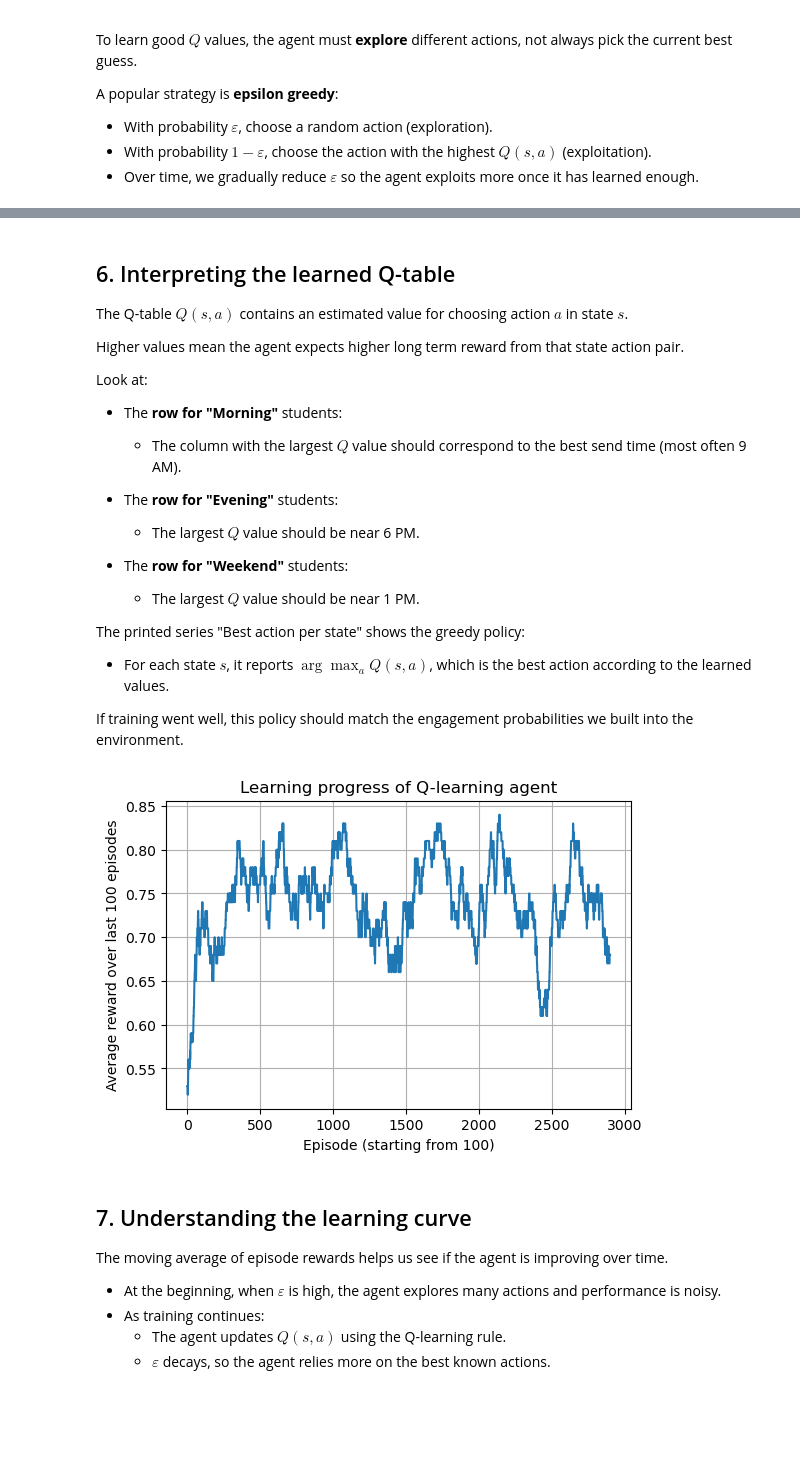
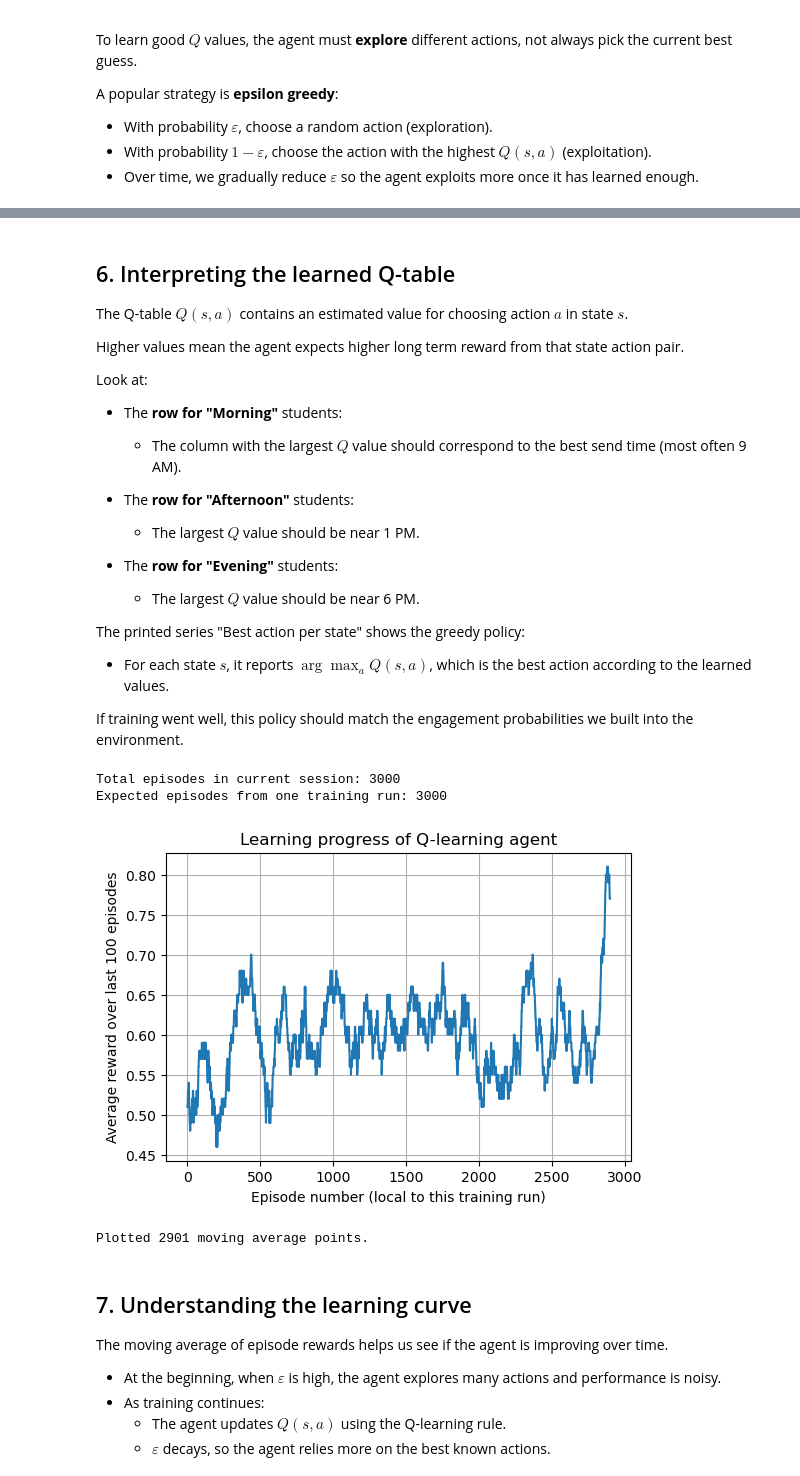
Before and after one commit to WilliamPourmajidi/machine-learning, a Jupyter notebook: Module-10/Module-10-RL.ipynb, the cells around one changed output, grey strips where cells are left out. Cells and saved outputs as stored; diff of their text form; code cells hidden in the pictures; blank space fills up the shorter version.

```diff
--- a/Module-10/Module-10-RL.ipynb
+++ b/Module-10/Module-10-RL.ipynb
@@ -240,7 +240,7 @@ import matplotlib.pyplot as plt
 np.random.seed(42)  # for reproducibility
 
 # Define states and actions
-states = ["Morning", "Evening", "Weekend"]
+states = ["Morning", "Afternoon", "Evening"]
 actions = ["9AM", "1PM", "6PM"]
 
 n_states = len(states)
@@ -445,11 +472,11 @@ Look at:
 - The **row for "Morning"** students:
   - The column with the largest $Q$ value should correspond to the best send time (most often 9 AM).
 
+- The **row for "Afternoon"** students:
+  - The largest $Q$ value should be near 1 PM.
+
 - The **row for "Evening"** students:
   - The largest $Q$ value should be near 6 PM.
-
-- The **row for "Weekend"** students:
-  - The largest $Q$ value should be near 1 PM.
 
 The printed series "Best action per state" shows the greedy policy:
 
@@ -458,23 +485,34 @@ The printed series "Best action per state" shows the greedy policy:
 If training went well, this policy should match the engagement probabilities we built into the environment.
 # %%
 # 7. Plot moving average of episode rewards to see learning progress
+
+# IMPORTANT: For accurate results, run the Q-learning training cell (Cell 11)
+# just once before running this plot cell. If you have run training multiple times
+# in the same kernel session, restart the kernel to reset the episode count.
+
+print(f"Total episodes in current session: {len(episode_rewards)}")
+print(f"Expected episodes from one training run: {n_episodes}")
 
 window = 100
 if len(episode_rewards) >= window:
     moving_avg = np.convolve(episode_rewards,
                              np.ones(window)/window,
                              mode="valid")
     plt.figure(figsize=(6, 4))
     plt.plot(moving_avg)
-    plt.xlabel(f"Episode (starting from {window})")
+    plt.xlabel("Episode number (local to this training run)")
     plt.ylabel(f"Average reward over last {window} episodes")
     plt.title("Learning progress of Q-learning agent")
     plt.grid(True)
     plt.show()
+    print(f"\nPlotted {len(moving_avg)} moving average points.")
 else:
     print("Not enough episodes to compute moving average.")
 # %% [output]
+Total episodes in current session: 3000
+Expected episodes from one training run: 3000
-[figure, old version]
+[figure, new version]
+Plotted 2901 moving average points.
 # %% [markdown]
 ## 7. Understanding the learning curve
 
```
Also changed, not shown: parts of 8 cells of this notebook.
